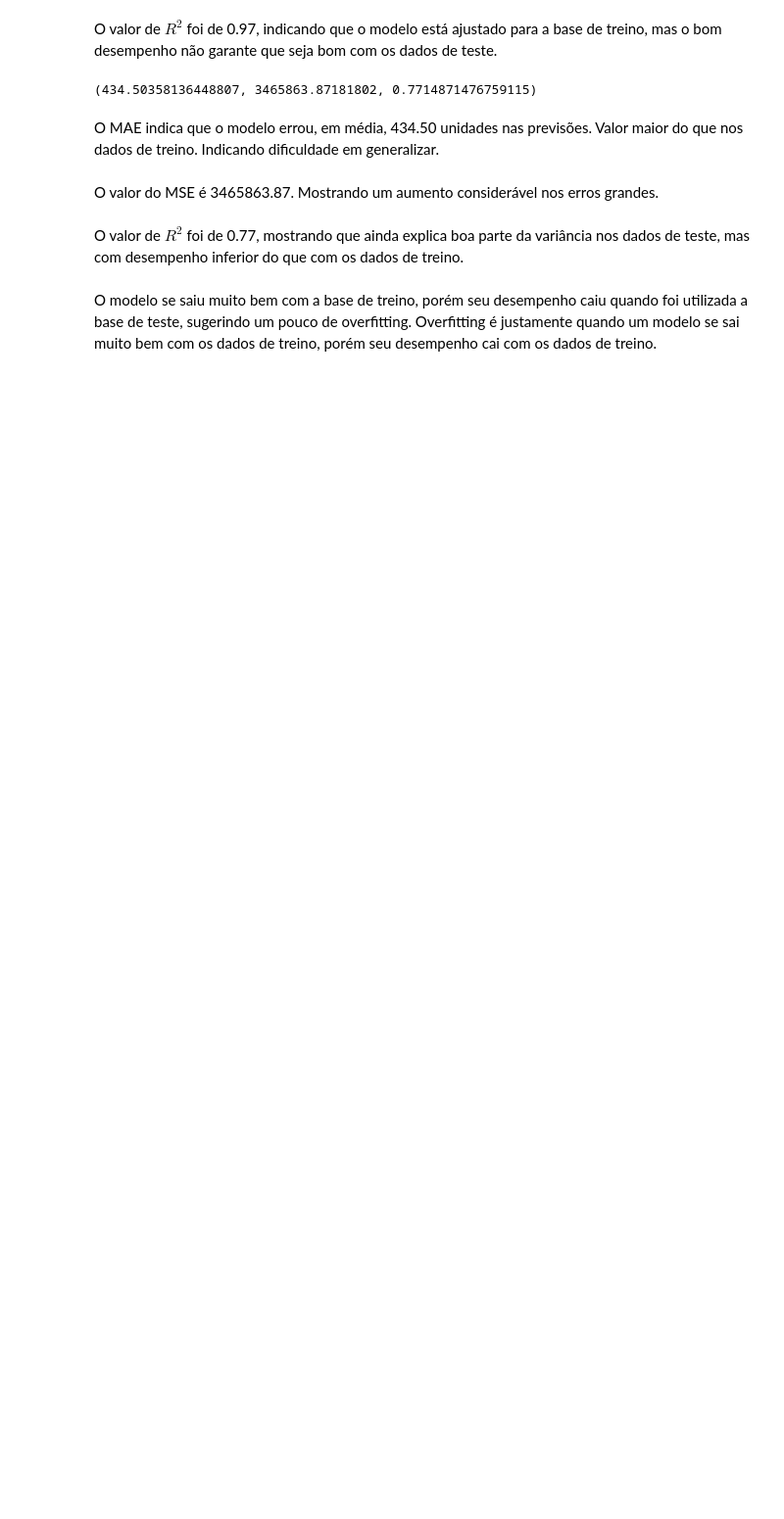
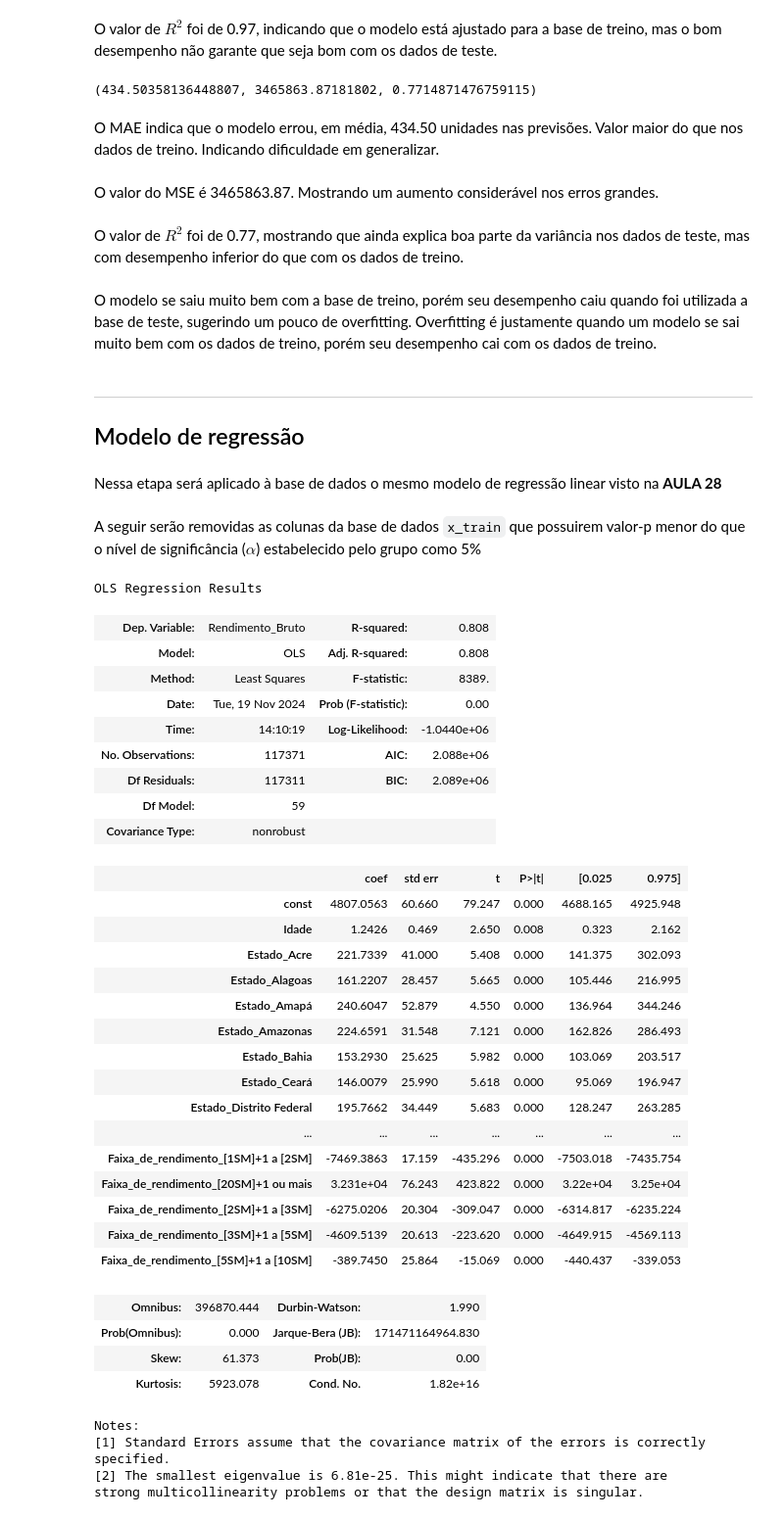
Before and after one commit to jlbrasileiro/Projeto-3---Ci-ncia-dos-Dados---2024.2, a Jupyter notebook: compilando_projetos.ipynb, the cells around one changed output. Shown at 98% size. Drawn from its saved outputs; the diff is of its cells as text; code cells hidden in the pictures; blank space fills up the shorter version.

```diff
--- a/compilando_projetos.ipynb
+++ b/compilando_projetos.ipynb
@@ -146,3 +146,64 @@ O valor de $R^2$ foi de 0.77, mostrando que ainda explica boa parte da variânci
 # %% [markdown]
 O modelo se saiu muito bem com a base de treino, porém seu desempenho caiu quando foi  utilizada a base de teste, sugerindo um pouco de overfitting.
 Overfitting é justamente quando um modelo se sai muito bem com os dados de treino, porém seu desempenho cai com os dados de treino.
+# %% [markdown]
+___
+<div id='regressao'></div>
+
+## Modelo de regressão
+# %% [markdown]
+Nessa etapa será aplicado à base de dados o mesmo modelo de regressão linear visto na <strong>AULA 28</strong>
+# %%
+# Função utilitária para fazer a regressão
+# com constante adicionada
+
+def regress(Y,X):
+    '''
+    Y: coluna do DataFrame utilizada como variável resposta (TARGET)
+    X: coluna(s) do DataFrame utilizadas como variável(is) explicativas (FEATURES)
+    '''
+    X_cp = sm.add_constant(X)
+    model = sm.OLS(Y,X_cp)
+    results = model.fit()
+
+    return results
+# %% [markdown]
+A seguir serão removidas as colunas da base de dados `x_train` que possuirem valor-p menor do que o nível de significância ($\alpha$) estabelecido pelo grupo como 5%
+# %%
+regressao = regress(y_train, x_train)
+regressao.summary()
+# %% [output]
+OLS Regression Results
+| Dep. Variable: | Rendimento_Bruto | R-squared: | 0.808 |
+| Model: | OLS | Adj. R-squared: | 0.808 |
+| Method: | Least Squares | F-statistic: | 8389. |
+| Date: | Tue, 19 Nov 2024 | Prob (F-statistic): | 0.00 |
+| Time: | 14:10:19 | Log-Likelihood: | -1.0440e+06 |
+| No. Observations: | 117371 | AIC: | 2.088e+06 |
+| Df Residuals: | 117311 | BIC: | 2.089e+06 |
+| Df Model: | 59 |  |  |
+| Covariance Type: | nonrobust |  |  |
+|  | coef | std err | t | P>|t| | [0.025 | 0.975] |
+| const | 4807.0563 | 60.660 | 79.247 | 0.000 | 4688.165 | 4925.948 |
+| Idade | 1.2426 | 0.469 | 2.650 | 0.008 | 0.323 | 2.162 |
+| Estado_Acre | 221.7339 | 41.000 | 5.408 | 0.000 | 141.375 | 302.093 |
+| Estado_Alagoas | 161.2207 | 28.457 | 5.665 | 0.000 | 105.446 | 216.995 |
+| Estado_Amapá | 240.6047 | 52.879 | 4.550 | 0.000 | 136.964 | 344.246 |
+| Estado_Amazonas | 224.6591 | 31.548 | 7.121 | 0.000 | 162.826 | 286.493 |
+| Estado_Bahia | 153.2930 | 25.625 | 5.982 | 0.000 | 103.069 | 203.517 |
+| Estado_Ceará | 146.0079 | 25.990 | 5.618 | 0.000 | 95.069 | 196.947 |
+| Estado_Distrito Federal | 195.7662 | 34.449 | 5.683 | 0.000 | 128.247 | 263.285 |
+| ... | ... | ... | ... | ... | ... | ... |
+| Faixa_de_rendimento_[1SM]+1 a [2SM] | -7469.3863 | 17.159 | -435.296 | 0.000 | -7503.018 | -7435.754 |
+| Faixa_de_rendimento_[20SM]+1 ou mais | 3.231e+04 | 76.243 | 423.822 | 0.000 | 3.22e+04 | 3.25e+04 |
+| Faixa_de_rendimento_[2SM]+1 a [3SM] | -6275.0206 | 20.304 | -309.047 | 0.000 | -6314.817 | -6235.224 |
+| Faixa_de_rendimento_[3SM]+1 a [5SM] | -4609.5139 | 20.613 | -223.620 | 0.000 | -4649.915 | -4569.113 |
+| Faixa_de_rendimento_[5SM]+1 a [10SM] | -389.7450 | 25.864 | -15.069 | 0.000 | -440.437 | -339.053 |
+| Omnibus: | 396870.444 | Durbin-Watson: | 1.990 |
+| Prob(Omnibus): | 0.000 | Jarque-Bera (JB): | 171471164964.830 |
+| Skew: | 61.373 | Prob(JB): | 0.00 |
+| Kurtosis: | 5923.078 | Cond. No. | 1.82e+16 |
+Notes:
+[1] Standard Errors assume that the covariance matrix of the errors is correctly specified.
+[2] The smallest eigenvalue is 6.81e-25. This might indicate that there are
+strong multicollinearity problems or that the design matrix is singular.
```
Also changed, not shown: parts of 41 cells of this notebook, 1 other file.
